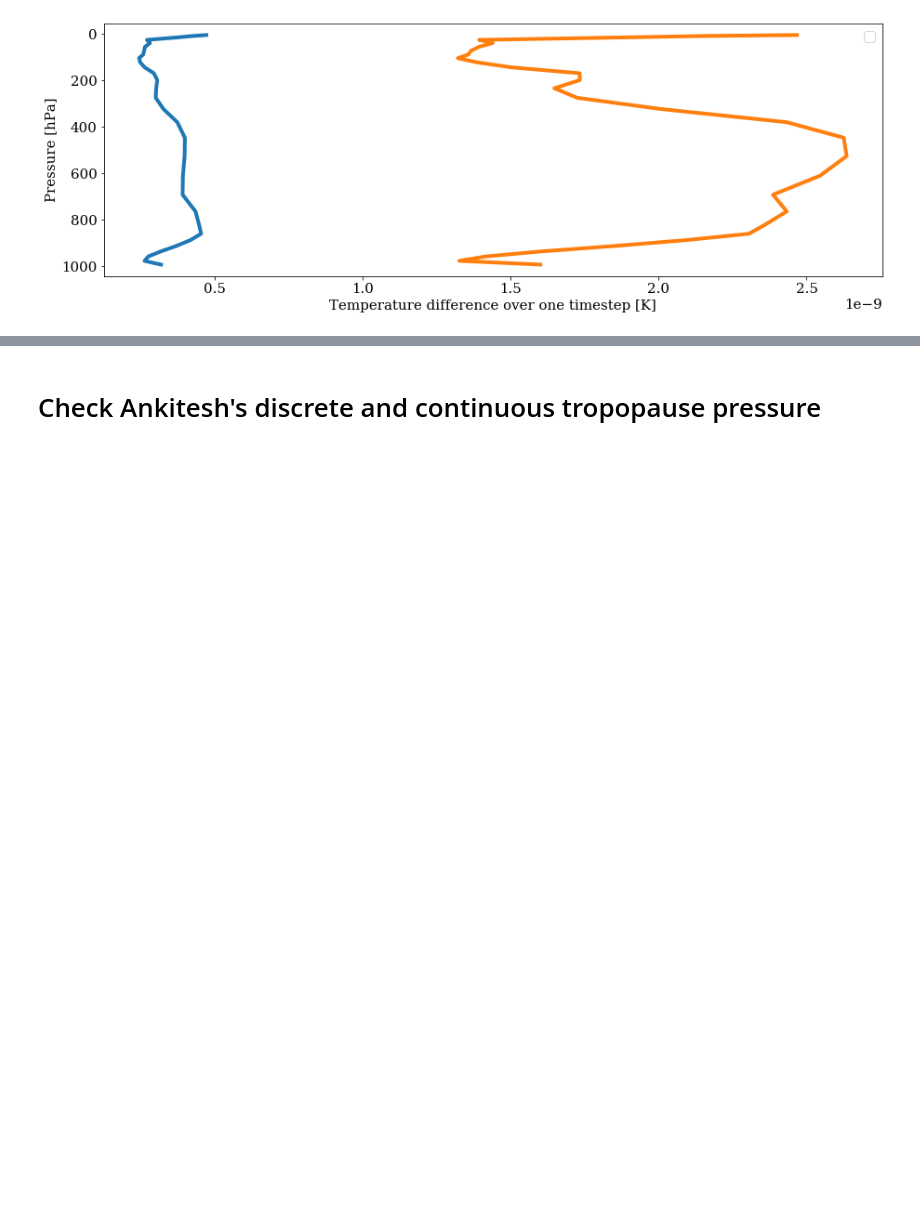
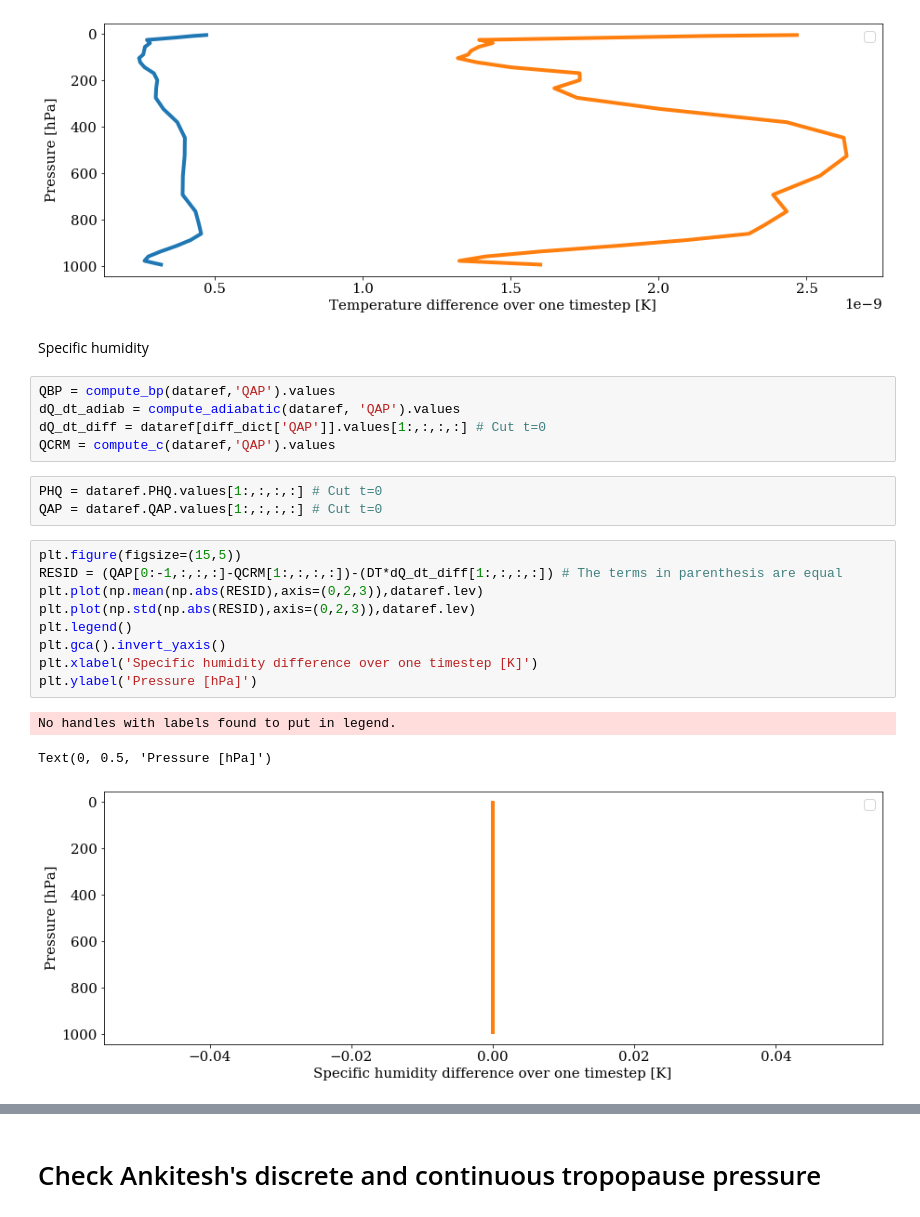
Before and after one commit to pandasambit15/CBRAIN-CAM, a Jupyter notebook: notebooks/tbeucler_devlog/044_Climate_invariant_analysis_output_scaling.ipynb, the cells around one changed output, grey strips where cells are left out. Drawn from its saved outputs; the diff is of its cells as text; blank space fills up the shorter version.

Commit message:
Added different tendencies during a timestep

```diff
--- a/notebooks/tbeucler_devlog/044_Climate_invariant_analysis_output_scaling.ipynb
+++ b/notebooks/tbeucler_devlog/044_Climate_invariant_analysis_output_scaling.ipynb
@@ -348,3 +350,26 @@ plt.ylabel('Pressure [hPa]')
 No handles with labels found to put in legend.
 Text(0, 0.5, 'Pressure [hPa]')
 [figure]
+# %% [markdown]
+Specific humidity
+# %%
+QBP = compute_bp(dataref,'QAP').values
+dQ_dt_adiab = compute_adiabatic(dataref, 'QAP').values
+dQ_dt_diff = dataref[diff_dict['QAP']].values[1:,:,:,:] # Cut t=0
+QCRM = compute_c(dataref,'QAP').values
+# %%
+PHQ = dataref.PHQ.values[1:,:,:,:] # Cut t=0
+QAP = dataref.QAP.values[1:,:,:,:] # Cut t=0
+# %%
+plt.figure(figsize=(15,5))
+RESID = (QAP[0:-1,:,:,:]-QCRM[1:,:,:,:])-(DT*dQ_dt_diff[1:,:,:,:]) # The terms in parenthesis are equal
+plt.plot(np.mean(np.abs(RESID),axis=(0,2,3)),dataref.lev)
+plt.plot(np.std(np.abs(RESID),axis=(0,2,3)),dataref.lev)
+plt.legend()
+plt.gca().invert_yaxis()
+plt.xlabel('Specific humidity difference over one timestep [K]')
+plt.ylabel('Pressure [hPa]')
+# %% [output]
+No handles with labels found to put in legend.
+Text(0, 0.5, 'Pressure [hPa]')
+[figure, added]
```
Also changed, not shown: parts of 3 cells of this notebook.
